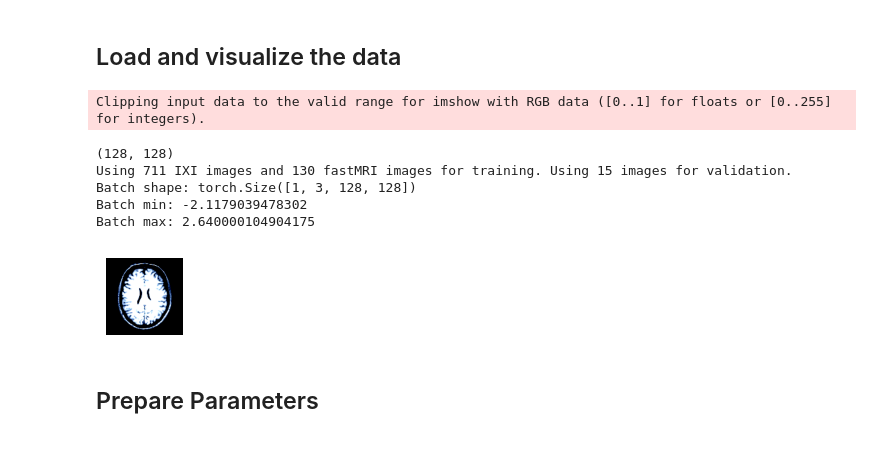
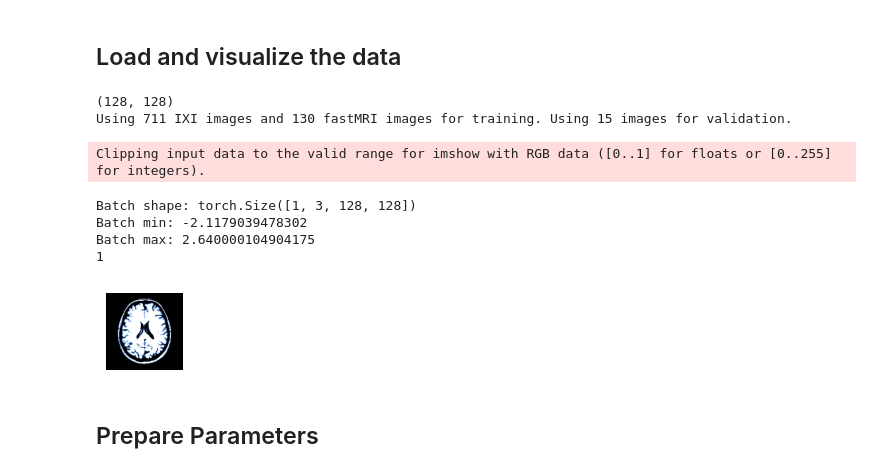
Before and after one commit to amroabuzer/PNI-Anomaly-Detection, a Jupyter notebook: main.ipynb, the cells around one changed output. Cells and saved outputs as stored; diff of their text form; code cells hidden in the pictures.

```diff
--- a/main.ipynb
+++ b/main.ipynb
@@ -64,38 +79,38 @@ Global seed set to 42
 # %%
 train_data_module = TrainDataModule(
     split_dir=config['split_dir'],
     target_size=config['target_size'],
     batch_size=config['batch_size'])
 
 test_dataloaders = get_all_test_dataloaders(config['split_dir'], config['target_size'], config['batch_size'])
 
 # Plot some images
 batch = next(iter(train_data_module.train_dataloader()))
 
 # Print statistics
 print(f"Batch shape: {batch.shape}")
 print(f"Batch min: {batch.min()}")
 print(f"Batch max: {batch.max()}")
 
 img_num = min(5, batch.shape[0])
+print(img_num)
 
 fig, ax = plt.subplots(1, img_num, figsize=(15, img_num))
-if (img_num)>1:
-    for i in range(img_num):
-        ax[i].imshow(batch[i].squeeze().permute(1,2,0))
-        ax[i].axis('off')
-else:
-    ax.imshow(batch[i].squeeze().permute(1,2,0))
-    ax.axis('off')
+for i in range(img_num):
+    ax[i].imshow(batch[i].squeeze().permute(1,2,0)) if img_num>1 else batch[i].permute(1,2,0)
+    ax[i].axis('off') if img_num>1 else ax.axis('off')
+# plt.show()
+plt.imshow(batch[i].permute(1,2,0))
 plt.show()
 # %% [output]
-Clipping input data to the valid range for imshow with RGB data ([0..1] for floats or [0..255] for integers).
+(128, 128)
+Using 711 IXI images and 130 fastMRI images for training. Using 15 images for validation.
-(128, 128)
-Using 711 IXI images and 130 fastMRI images for training. Using 15 images for validation.
-Batch shape: torch.Size([1, 3, 128, 128])
-Batch min: -2.1179039478302
-Batch max: 2.640000104904175
+Clipping input data to the valid range for imshow with RGB data ([0..1] for floats or [0..255] for integers).
+Batch shape: torch.Size([1, 3, 128, 128])
+Batch min: -2.1179039478302
+Batch max: 2.640000104904175
+1
-[figure, old version]
+[figure, new version]
 # %% [markdown]
 ## Prepare Parameters
 # %%
```
Also changed, not shown: parts of 11 cells of this notebook, 7 other files.
